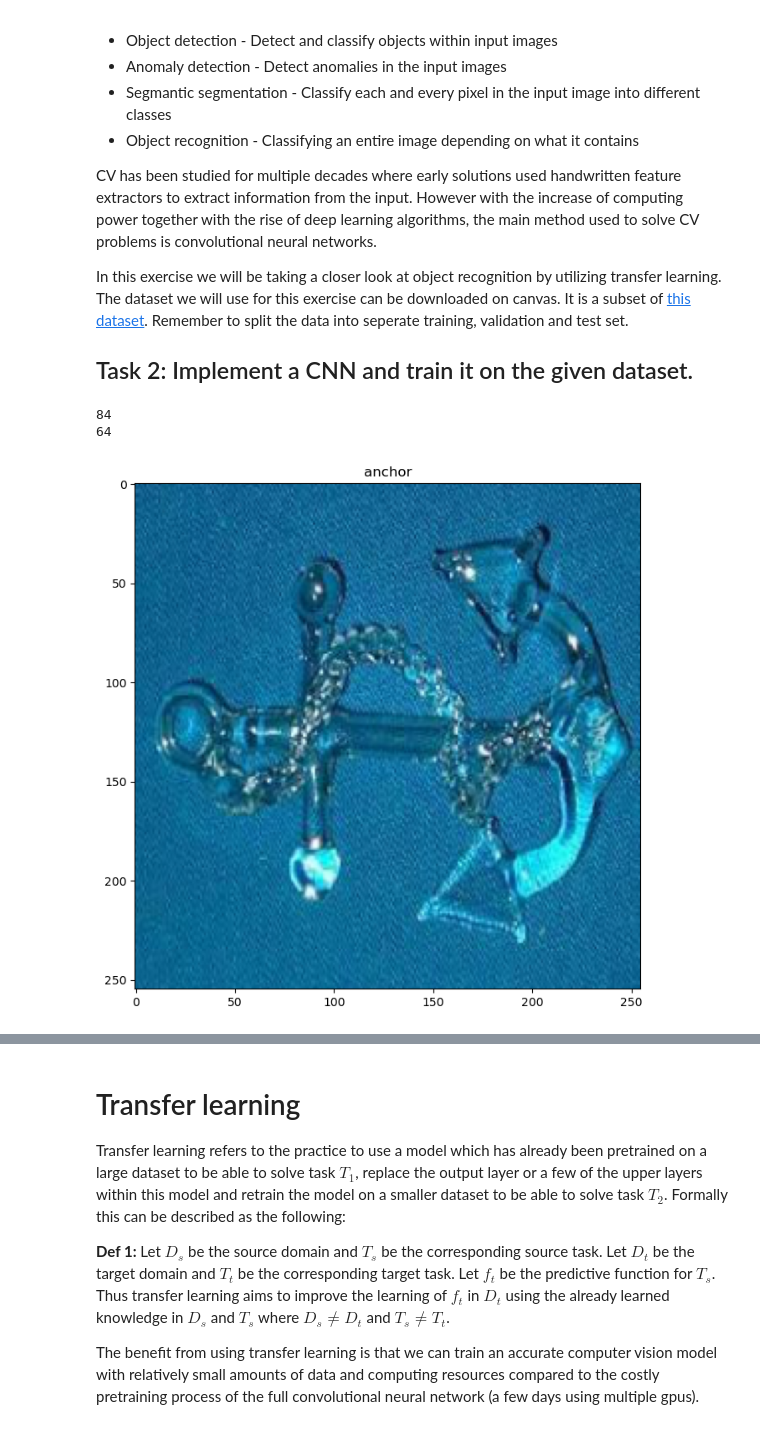
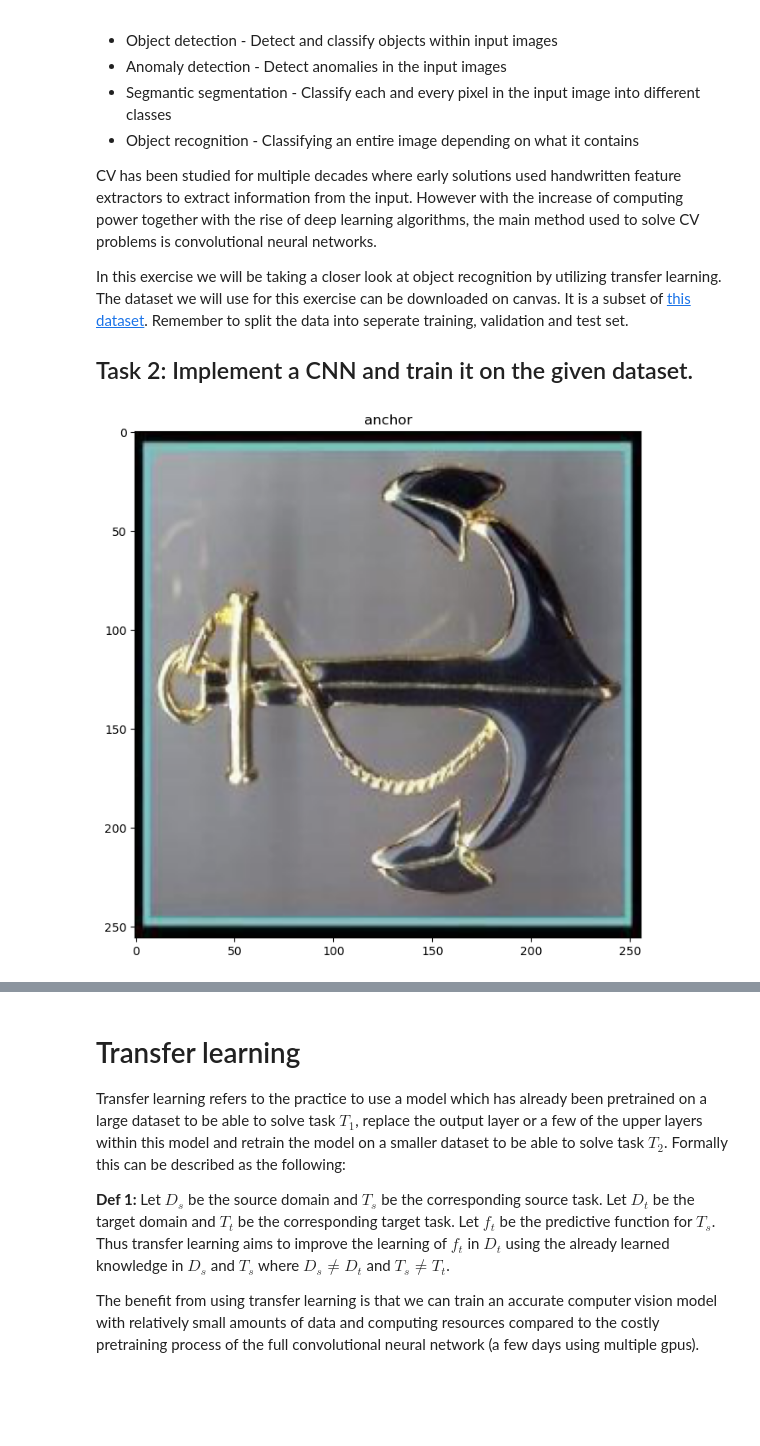
Before and after one commit to banunkers/d7046e-exercises, a Jupyter notebook: ANN-exercise-3.ipynb, the cells around one changed output, grey strips where cells are left out. Drawn from its saved outputs; the diff is of its cells as text; code cells hidden in the pictures; blank space fills up the shorter version.

```diff
--- a/ANN-exercise-3.ipynb
+++ b/ANN-exercise-3.ipynb
@@ -171,6 +172,8 @@ In this exercise we will be taking a closer look at object recognition by utiliz
 
 ## Task 2: Implement a CNN and train it on the given dataset.
 # %%
+img_dim = (256, 256)
+
 def load_images():
     ant_images = []
     anchor_images = []
@@ -178,15 +181,14 @@ def load_images():
     anchor_path = "101_ObjectCategories_2classes/anchor"
     for image in os.listdir(ant_path):
         img = cv2.imread(os.path.join(ant_path, image))
-        img = cv2.resize(img, dsize=(255, 255))
+        img = cv2.resize(img, dsize=img_dim)
         img = cv2.cvtColor(img, cv2.COLOR_BGR2RGB)
         if img is not None:
-
             ant_images.append(img)
 
     for image in os.listdir(anchor_path):
         img = cv2.imread(os.path.join(anchor_path, image))
-        img = cv2.resize(img, dsize=(255, 255))
+        img = cv2.resize(img, dsize=img_dim)
         img = cv2.cvtColor(img, cv2.COLOR_BGR2RGB)
         if img is not None:
             anchor_images.append(img)
@@ -194,36 +196,6 @@ def load_images():
     return (ant_images, anchor_images)
 
 def plot_image(img,label=None):
-    fig, ax = plt.subplots()
+    fig, ax = plt.subplots(1)
     ax.imshow(img, cmap="gray" )
     ax.set_title("ant"if label == 0 else "anchor")
-
-
-ant_images, anchor_images = load_images()
-
-#plot_image(ant_images[0])
-classes = {"ant": 0, "anchor": 1}
-ant_labels = [classes["ant"] for x in ant_images]
-anchor_labels = [classes["anchor"] for x in anchor_images]
-
-data = ant_images + anchor_images
-data_tensor = torch.from_numpy(np.array(data))
-labels = ant_labels + anchor_labels
-labels_tensor = torch.from_numpy(np.array(labels))
-
-dataset = TensorDataset(data_tensor,labels_tensor)
-
-print(len(dataset))
-
-
-validation_data, train_data =random_split(dataset, [20, 64], generator=torch.Generator().manual_seed(42))
-
-train_loader = DataLoader(train_data, batch_size=8, shuffle=False)
-train_loader = DataLoader(validation_data,batch_size = len(validation_data), shuffle=False)
-
-print(len(train_data))
-plot_image(train_data[2][0], train_data[2][1])
-# %% [output]
-84
-64
-[figure, removed]
@@ -231,0 +202,25 @@ plot_image(train_data[2][0], train_data[2][1])
+# %%
+classes = {"ant": 0, "anchor": 1}
+
+ant_images, anchor_images = load_images()
+
+# Generate labels
+ant_labels = [classes["ant"] for x in ant_images]
+anchor_labels = [classes["anchor"] for x in anchor_images]
+
+# Create TensorDataset
+data = ant_images + anchor_images
+data_tensor = torch.from_numpy(np.array(data)).type(torch.ByteTensor)
+labels = ant_labels + anchor_labels
+labels_tensor = torch.from_numpy(np.array(labels)).type(torch.LongTensor)
+dataset = TensorDataset(data_tensor, labels_tensor)
+
+# Split dataset
+validation_data, train_data =random_split(dataset, [20, 64], generator=torch.Generator().manual_seed(42))
+train_loader = DataLoader(train_data, batch_size=8, shuffle=False)
+validation_loader = DataLoader(validation_data, batch_size = len(validation_data), shuffle=False)
+
+# example image
+plot_image(train_data[2][0], train_data[2][1])
+# %% [output]
+[figure, added]
```
Also changed, not shown: parts of 5 cells of this notebook.
